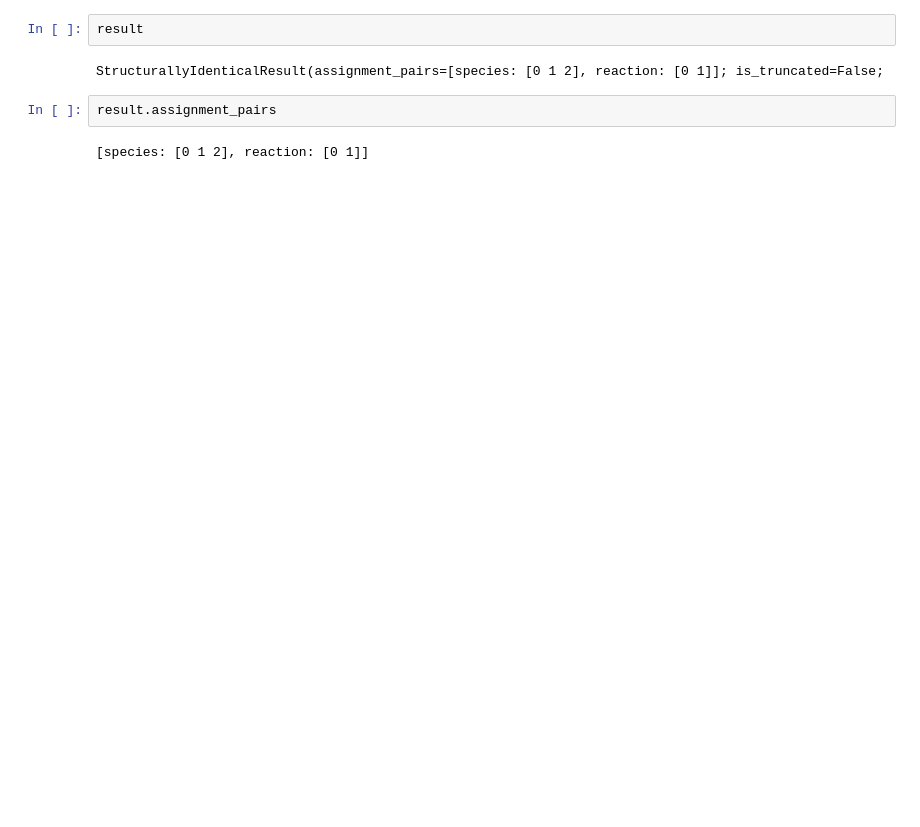
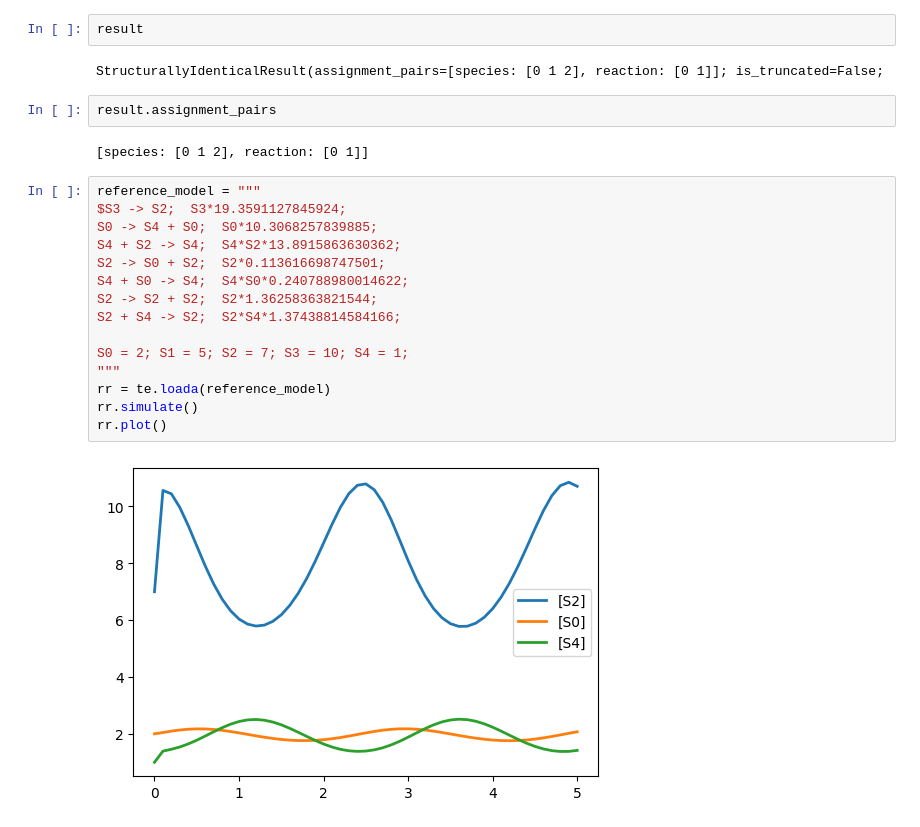
Before and after one commit to ModelEngineering/pySubnetSB, a Jupyter notebook: examples/api_basics.ipynb, the cells around one changed output. Cells and saved outputs as stored; diff of their text form; blank space fills up the shorter version.

```diff
--- a/examples/api_basics.ipynb
+++ b/examples/api_basics.ipynb
@@ -51,3 +68,20 @@ StructurallyIdenticalResult(assignment_pairs=[species: [0 1 2], reaction: [0 1]]
 result.assignment_pairs
 # %% [output]
 [species: [0 1 2], reaction: [0 1]]
+# %%
+reference_model = """
+$S3 -> S2;  S3*19.3591127845924;
+S0 -> S4 + S0;  S0*10.3068257839885;
+S4 + S2 -> S4;  S4*S2*13.8915863630362;
+S2 -> S0 + S2;  S2*0.113616698747501;
+S4 + S0 -> S4;  S4*S0*0.240788980014622;
+S2 -> S2 + S2;  S2*1.36258363821544;
+S2 + S4 -> S2;  S2*S4*1.37438814584166;
+
+S0 = 2; S1 = 5; S2 = 7; S3 = 10; S4 = 1;
+"""
+rr = te.loada(reference_model)
+rr.simulate()
+rr.plot()
+# %% [output]
+[figure, added]
```
Also changed, not shown: parts of 4 cells of this notebook, 3 other files.
